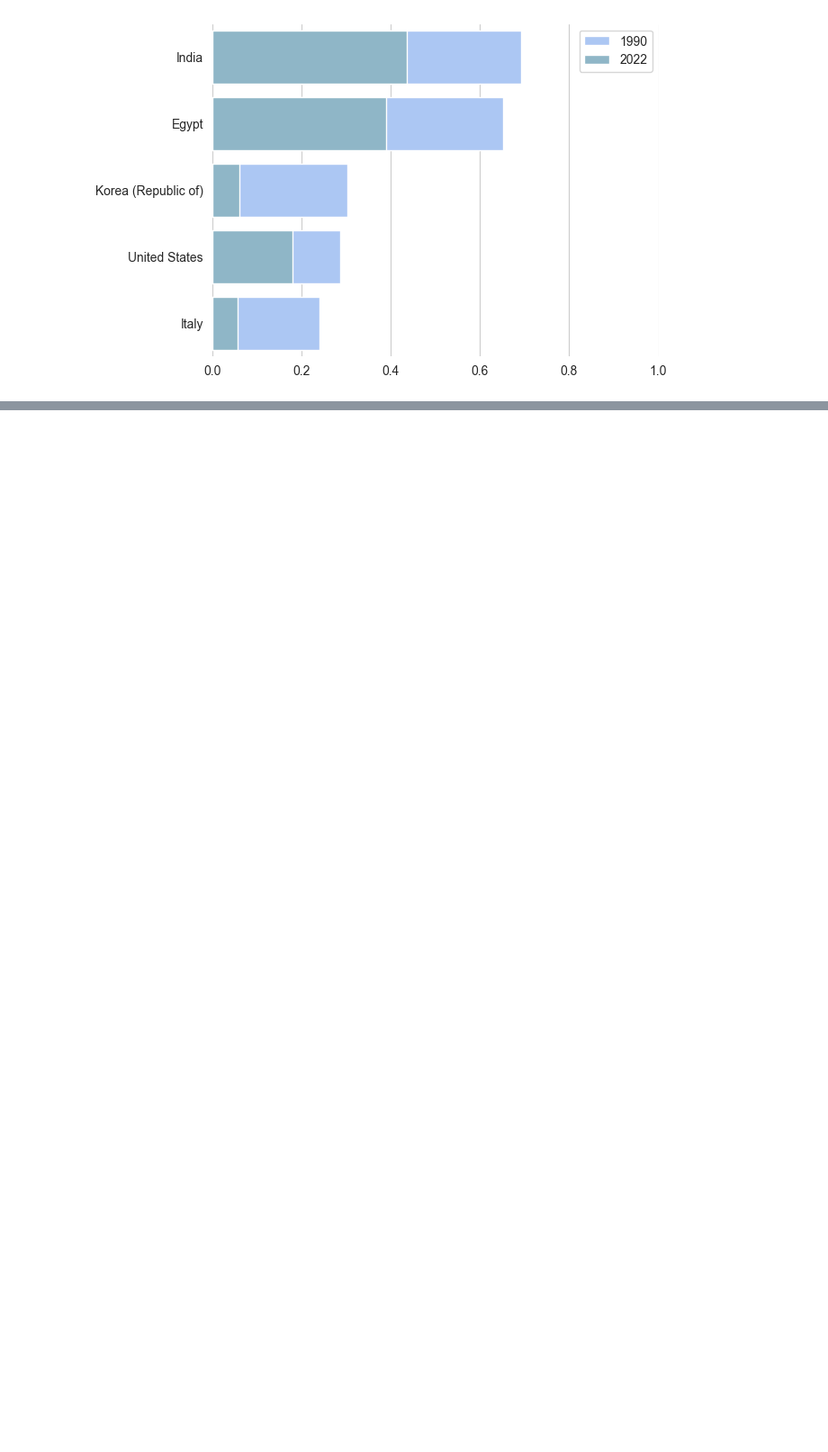
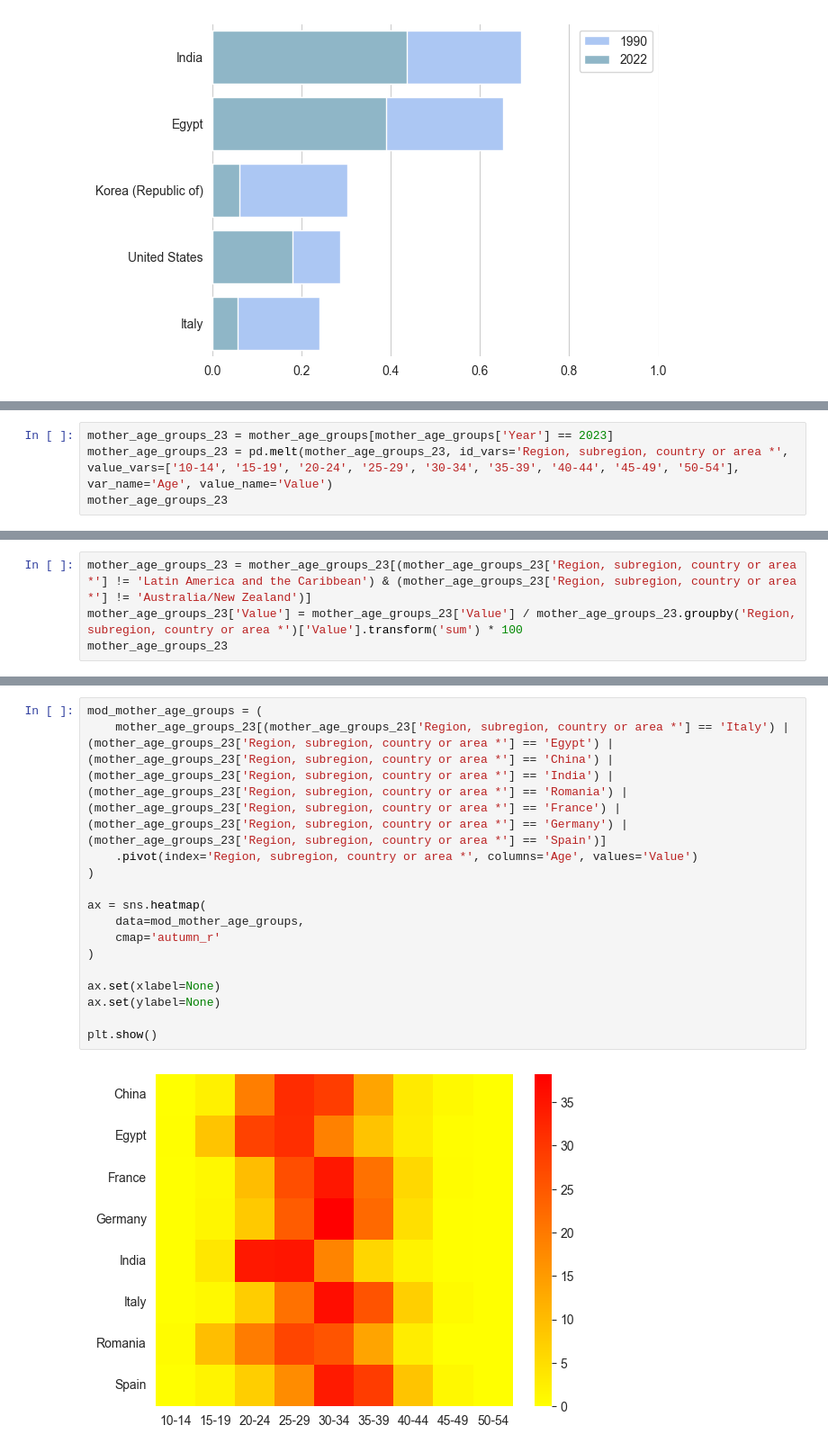
Before and after one commit to ByZeroMatt/SciVis_Project_2024, a Jupyter notebook: src/main/main.ipynb, the cells around one changed output, grey strips where cells are left out. Shown at 90% size. Saved outputs shown, nothing was run; the diff lists cells and outputs as text; blank space fills up the shorter version.

```diff
--- a/src/main/main.ipynb
+++ b/src/main/main.ipynb
@@ -669,0 +716,4 @@ plt.show()
+# %%
+mother_age_groups_23 = mother_age_groups[mother_age_groups['Year'] == 2023]
+mother_age_groups_23 = pd.melt(mother_age_groups_23, id_vars='Region, subregion, country or area *', value_vars=['10-14', '15-19', '20-24', '25-29', '30-34', '35-39', '40-44', '45-49', '50-54'], var_name='Age', value_name='Value')
+mother_age_groups_23
@@ -669,0 +734,4 @@ plt.show()
+# %%
+mother_age_groups_23 = mother_age_groups_23[(mother_age_groups_23['Region, subregion, country or area *'] != 'Latin America and the Caribbean') & (mother_age_groups_23['Region, subregion, country or area *'] != 'Australia/New Zealand')]
+mother_age_groups_23['Value'] = mother_age_groups_23['Value'] / mother_age_groups_23.groupby('Region, subregion, country or area *')['Value'].transform('sum') * 100
+mother_age_groups_23
@@ -670,2 +752,19 @@ plt.show()
+# %%
+mod_mother_age_groups = (
+    mother_age_groups_23[(mother_age_groups_23['Region, subregion, country or area *'] == 'Italy') | (mother_age_groups_23['Region, subregion, country or area *'] == 'Egypt') | (mother_age_groups_23['Region, subregion, country or area *'] == 'China') | (mother_age_groups_23['Region, subregion, country or area *'] == 'India') | (mother_age_groups_23['Region, subregion, country or area *'] == 'Romania') | (mother_age_groups_23['Region, subregion, country or area *'] == 'France') | (mother_age_groups_23['Region, subregion, country or area *'] == 'Germany') | (mother_age_groups_23['Region, subregion, country or area *'] == 'Spain')]
+    .pivot(index='Region, subregion, country or area *', columns='Age', values='Value')
+)
+
+ax = sns.heatmap(
+    data=mod_mother_age_groups,
+    cmap='autumn_r'
+)
+
+ax.set(xlabel=None)
+ax.set(ylabel=None)
+
+plt.show()
+# %% [output]
+[figure, added]
 # %%
 # TODO: da finire heatmap
```
Also changed, not shown: parts of 6 cells of this notebook, 2 other files.
